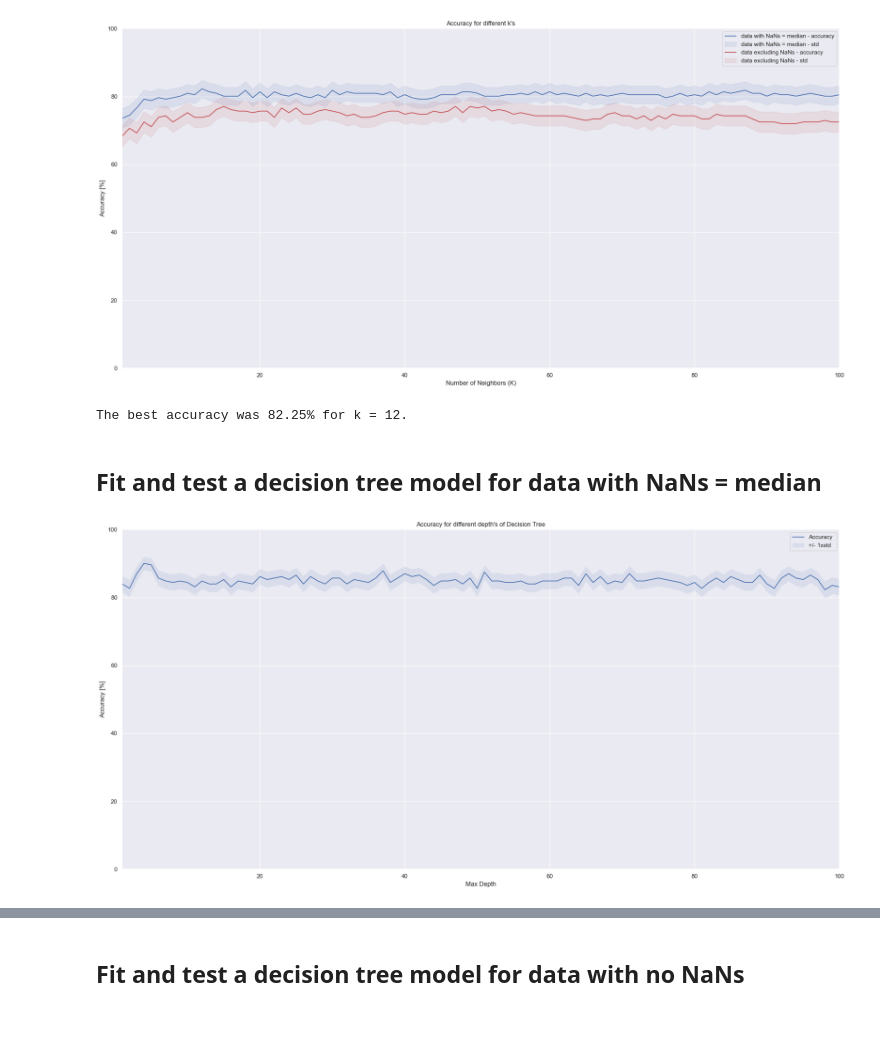
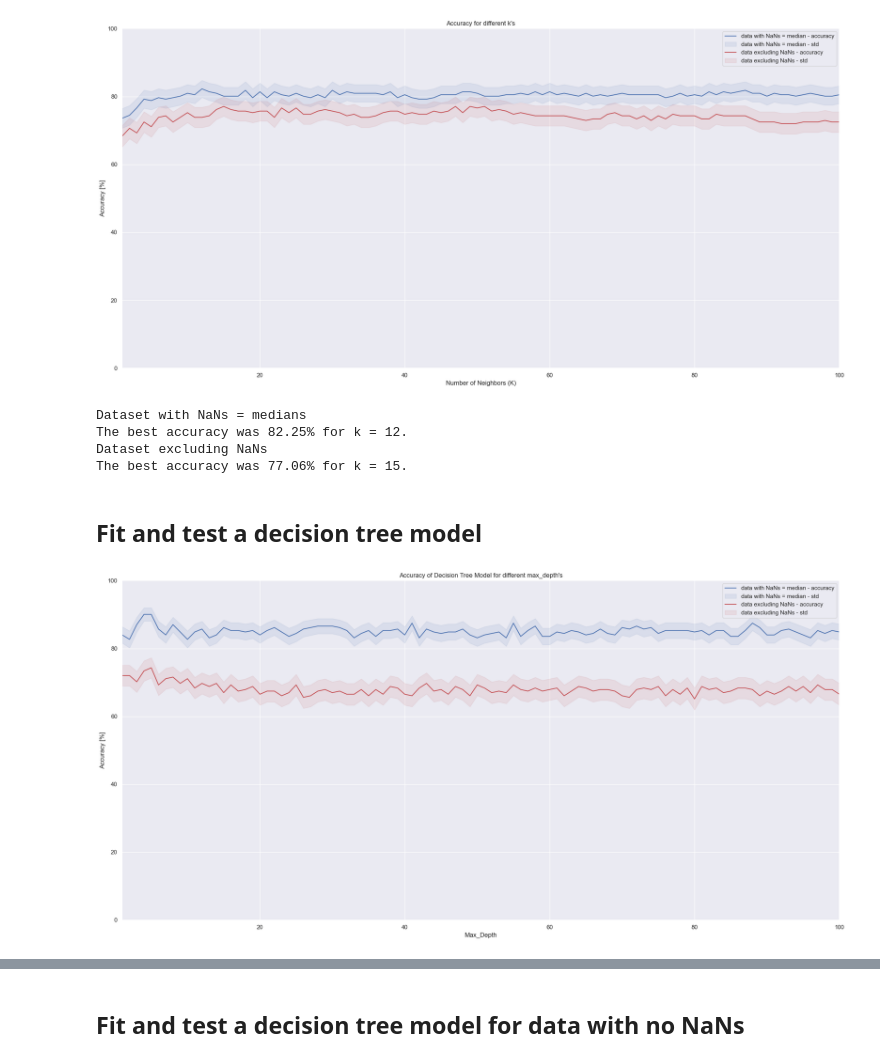
Before and after one commit to katarzynaadamczyk/data_analysis, a Jupyter notebook: diabetes/diabetes_3.ipynb, the cells around one changed output, grey strips where cells are left out. Saved outputs shown, nothing was run; the diff lists cells and outputs as text; code cells hidden in the pictures; blank space fills up the shorter version.

Commit message:
finished knn and decision trees

```diff
--- a/diabetes/diabetes_3.ipynb
+++ b/diabetes/diabetes_3.ipynb
@@ -460,39 +462,62 @@ plt.show()
 # %% [output]
 [figure]
 # %%
-# tODO
-top_accuracy_KNN_medians = mean_acc_KNN_data_median.max()
-top_std_KNN_medians = std_acc_KNN_data_median[mean_acc_KNN_data_median.argmax()]
-print( "The best accuracy was " + str(top_accuracy_KNN_medians) + "% for k = " + str(mean_acc_KNN_data_median.argmax() + 1) + ".")
+# calculate best results for KNN
+# dataset with NaNs = medians
+top_accuracy_KNN_medians = knn_results[labels[0]]['acc'].max()
+top_std_KNN_medians = knn_results[labels[0]]['std'][knn_results[labels[0]]['acc'].argmax()]
+top_k_KNN_medians = knn_results[labels[0]]['acc'].argmax() + 1
+print('Dataset with NaNs = medians')
+print( "The best accuracy was " + str(top_accuracy_KNN_medians) + "% for k = " + str(top_k_KNN_medians) + ".")
+
+# dataset excluding NaNs
+top_accuracy_KNN_no_nans = knn_results[labels[1]]['acc'].max()
+top_std_KNN_no_nans = knn_results[labels[1]]['std'][knn_results[labels[1]]['acc'].argmax()]
+top_k_KNN_no_nans = knn_results[labels[1]]['acc'].argmax() + 1
+print('Dataset excluding NaNs')
+print( "The best accuracy was " + str(top_accuracy_KNN_no_nans) + "% for k = " + str(top_k_KNN_no_nans) + ".")
 # %% [output]
+Dataset with NaNs = medians
 The best accuracy was 82.25% for k = 12.
+Dataset excluding NaNs
+The best accuracy was 77.06% for k = 15.
 # %% [markdown]
-## Fit and test a decision tree model for data with NaNs = median
+## Fit and test a decision tree model
 # %%
-# train a decision tree model on data with NaNs = median
+# train a decision tree model max max_depth = 100
 md = 101
-mean_acc_DT_data_medians = np.zeros(md - 1)
-std_acc_DT_data_medians = np.zeros(md - 1)
+dt_results = {}
 
-for n in range(1, md):
+for (x_train, y_train), (x_test, y_test), label in zip(train_data, test_data, labels):
+    # prepare empty mean acc, and std acc
+    mean_acc = np.zeros(md - 1)
+    std_acc = np.zeros(md - 1)
+    # for different max_depth's
+    for n in range(1, md):
     # Train Model and Predict
-    clf = DecisionTreeClassifier(max_depth=n).fit(normalized_train_X, y_train)
-    yhat = clf.predict(normalized_test_X)
-    mean_acc_DT_data_medians[n-1] = round(100 * metrics.accuracy_score(y_test, yhat), 2)
-    std_acc_DT_data_medians[n-1] = round(100 * np.std(yhat == y_test) / np.sqrt(yhat.shape[0]), 2)
+        clf = DecisionTreeClassifier(max_depth=n).fit(x_train, y_train)
+        yhat = clf.predict(x_test)
+        mean_acc[n-1] = round(100 * metrics.accuracy_score(y_test, yhat), 2)
+        std_acc[n-1] = round(100 * np.std(yhat == y_test) / np.sqrt(yhat.shape[0]), 2)
+        # add results to result dict
+    dt_results.setdefault(label, {})
+    dt_results[label]['acc'] = mean_acc
+    dt_results[label]['std'] = std_acc
 # %%
-# plot accuracy with its standard deviation
+# plot accuracy with its uncertainty error
 plt.figure(figsize=(20,10))
-plt.plot(range(1, md), mean_acc_DT_data_medians, 'b')
-plt.fill_between(range(1, md), mean_acc_DT_data_medians - 1 * std_acc_DT_data_medians, mean_acc_DT_data_medians + 1 * std_acc_DT_data_medians, alpha=0.10)
-plt.legend(('Accuracy ', '+/- 1xstd'))
+for key, c in zip(dt_results.keys(), ['b', 'r']):
+    plt.plot(range(1, Ks), dt_results[key]['acc'], c)
+    plt.fill_between(range(1, Ks), dt_results[key]['acc'] - 1 * dt_results[key]['std'],
+                     dt_results[key]['acc'] + 1 * dt_results[key]['std'], alpha=0.10, color=c)
+plt.legend([key1 + ' - ' + key2 for key1, key2 in product(dt_results.keys(), ['accuracy', 'std'])])
 plt.ylabel('Accuracy [%]')
-plt.xlabel('Max Depth')
-plt.xlim(1, md - 1)
+plt.xlabel('Max_Depth')
+plt.xlim(1, Ks - 1)
 plt.ylim(0, 100)
-plt.title("Accuracy for different depth's of Decision Tree")
+plt.title("Accuracy of Decision Tree Model for different max_depth's")
 plt.tight_layout()
 plt.show()
 # %% [output]
-[figure, old version]
+[figure, new version]
 # %%
```
Also changed, not shown: parts of 8 cells of this notebook.
